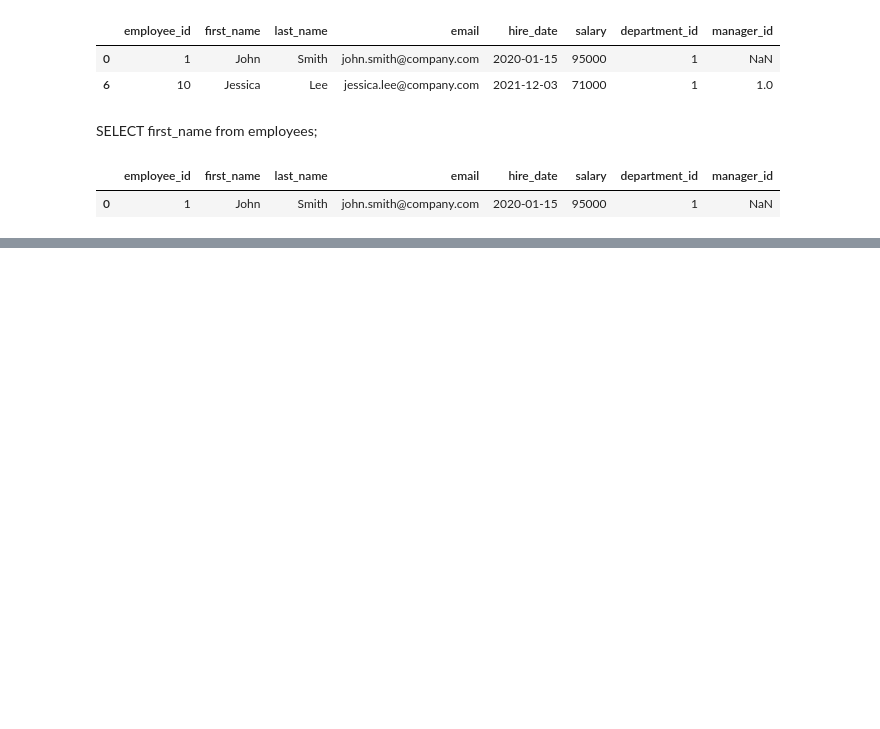
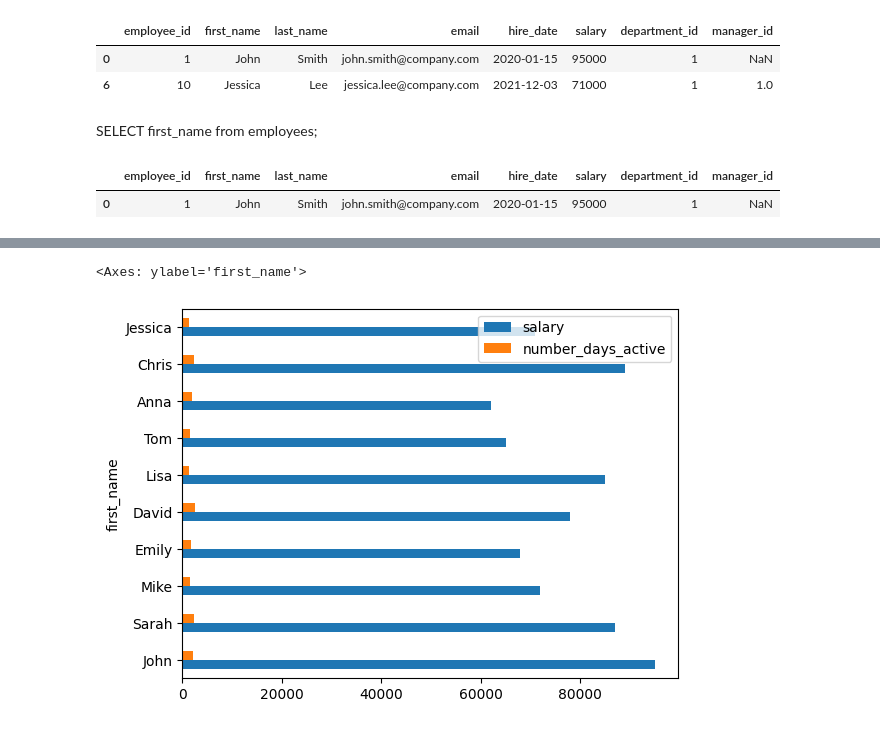
Before and after one commit to dhanushnayak/VR_Training_GenAI_Dhanush, a Jupyter notebook: module_2/notebooks/01_iNTRO_SQL.ipynb, the cells around one changed output, grey strips where cells are left out. Saved outputs shown, nothing was run; the diff lists cells and outputs as text; code cells hidden in the pictures; blank space fills up the shorter version.

```diff
--- a/module_2/notebooks/01_iNTRO_SQL.ipynb
+++ b/module_2/notebooks/01_iNTRO_SQL.ipynb
@@ -75,0 +515,9 @@ df.loc[df['first_name']=='John']
+# %%
+k = pd.Timestamp.today() - pd.to_datetime(df['hire_date'])
+# %%
+df['number_days_active'] = k.dt.days
+# %%
+df[['first_name','number_days_active','salary']].plot(kind='barh',x='first_name',y=['salary','number_days_active'])
+# %% [output]
+<Axes: ylabel='first_name'>
+[figure, added]
```
Also changed, not shown: parts of 61 cells of this notebook, 4 other files.
